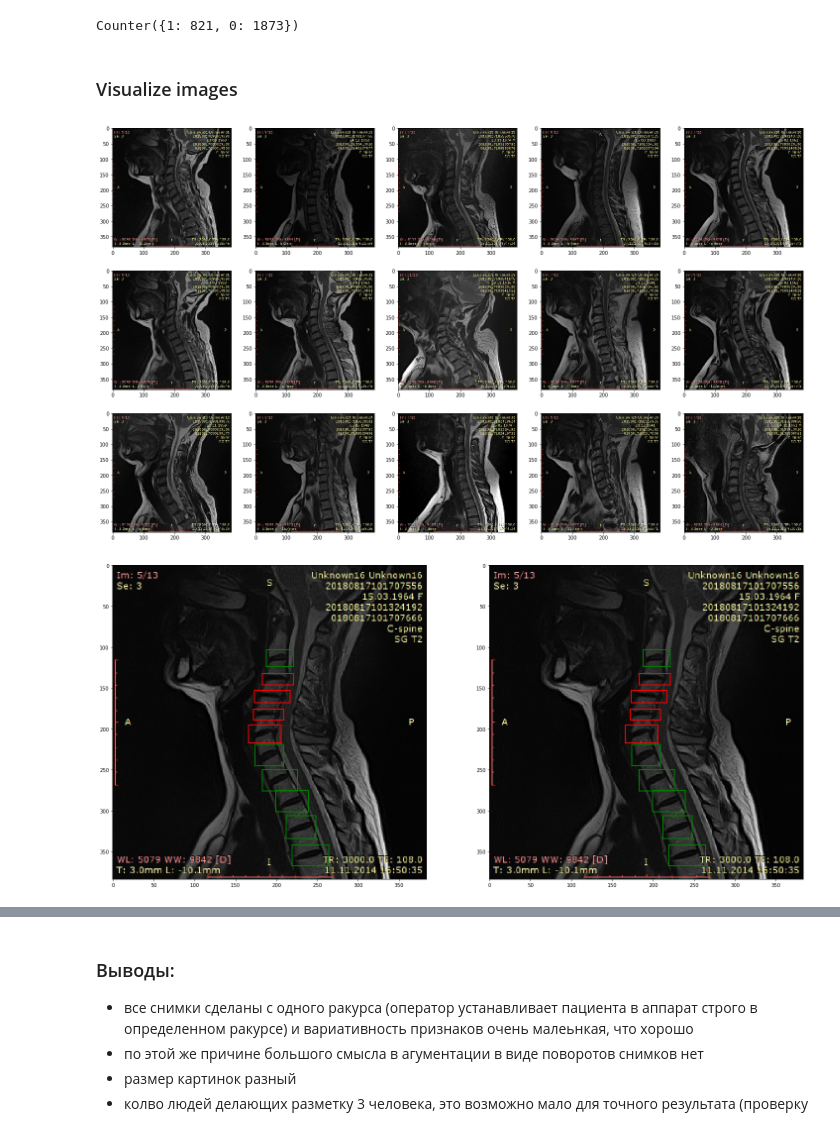
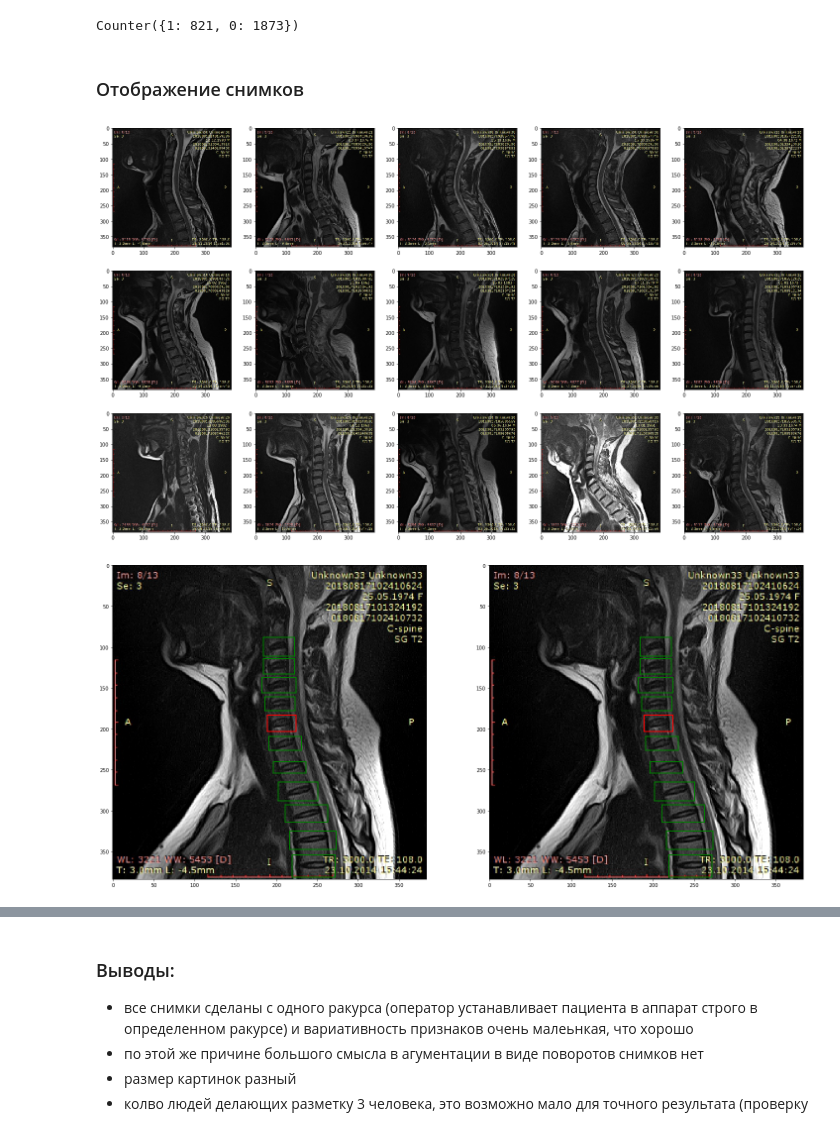
Before and after one commit to MLDPEngineer/Spinal_patology_detection, a Jupyter notebook: Med_backbone.ipynb, the cells around one changed output, grey strips where cells are left out. Drawn from its saved outputs; the diff is of its cells as text; code cells hidden in the pictures.

```diff
--- a/Med_backbone.ipynb
+++ b/Med_backbone.ipynb
@@ -15,6 +15,8 @@ import matplotlib.image as mpimg
 from matplotlib.patches import Rectangle
 from matplotlib.collections import PatchCollection
 %matplotlib inline
+# plt.rcParams["figure.figsize"] = (25,15)
+plt.style.use('bmh')
 # %%
 IMAGES_DIR = './DataSets/images/'
 METADATA_DIR = './DataSets/descr/'
@@ -199,11 +201,17 @@ health_cond = (parsed_xml['Target names']=='shejnyj-mezhpozvonochnyj-disk-zdorov
 
 parsed_xml.loc[ill_cond, 'Target names'] = 1
 parsed_xml.loc[health_cond, 'Target names'] = 0
+
+parsed_xml.loc[ill_cond, 'Ill'] = 1
+parsed_xml.loc[health_cond, 'Health'] = 1
+
+parsed_xml.fillna(value=0, inplace=True)
+
 Counter(parsed_xml['Target names'])
 # %% [output]
 Counter({1: 821, 0: 1873})
-# %% [markdown]
-### Visualize images
+# %% [markdown]
+### Отображение снимков
 # %%
 def get_image_meta(file_name):
     """Load images from disk and get bounding boxes from XML description"""
@@ -233,11 +241,11 @@ def plot_img_classes(row=1, col=2, show_taret=False, image=None):
 plot_img_classes(row=3, col=5, show_taret=False)
 # plt.savefig('spinal_shots_map.png')
 # %% [output]
-[figure, old version]
+[figure, new version]
 # %%
-plot_img_classes(row=1, col=2, show_taret=True, image='img_00329.jpg')
+plot_img_classes(row=1, col=2, show_taret=True, image='img_01294.jpg')
 # %% [output]
-[figure, old version]
+[figure, new version]
 # %%
 plot_img_classes(row=1, col=2, show_taret=True)
 # plt.savefig('spinal_shots_markup.png')
```
Also changed, not shown: parts of 25 cells of this notebook, 2 other files.
